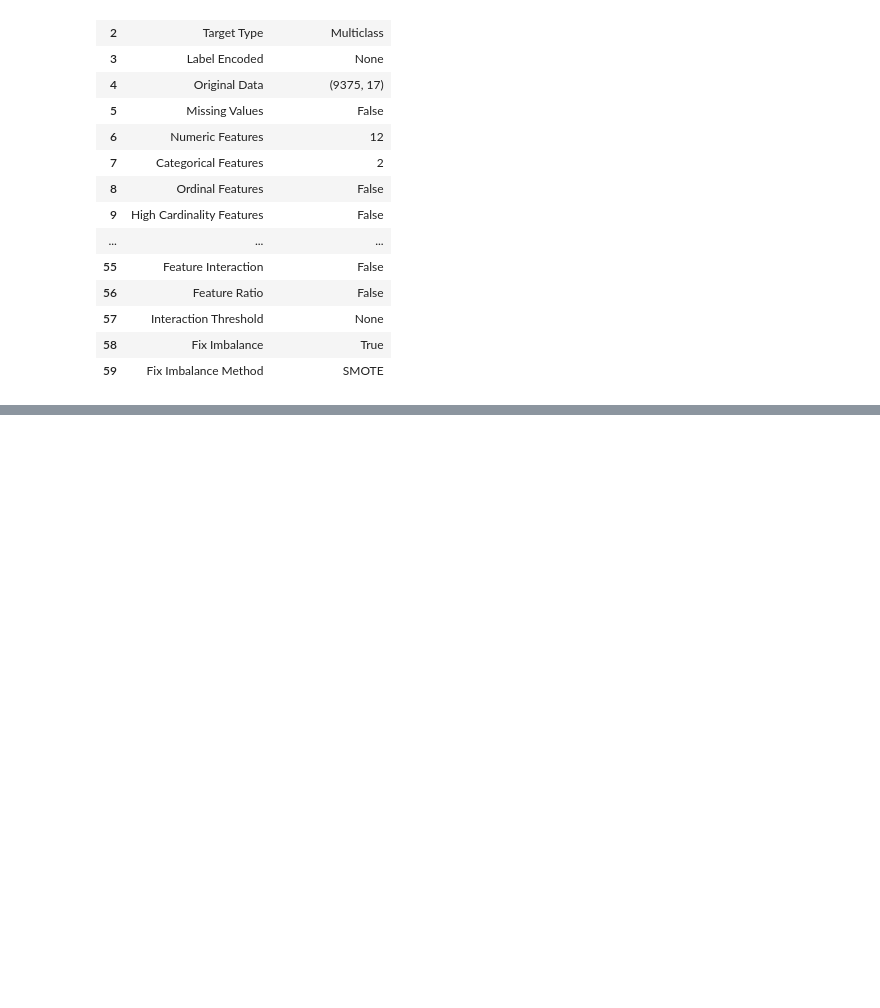
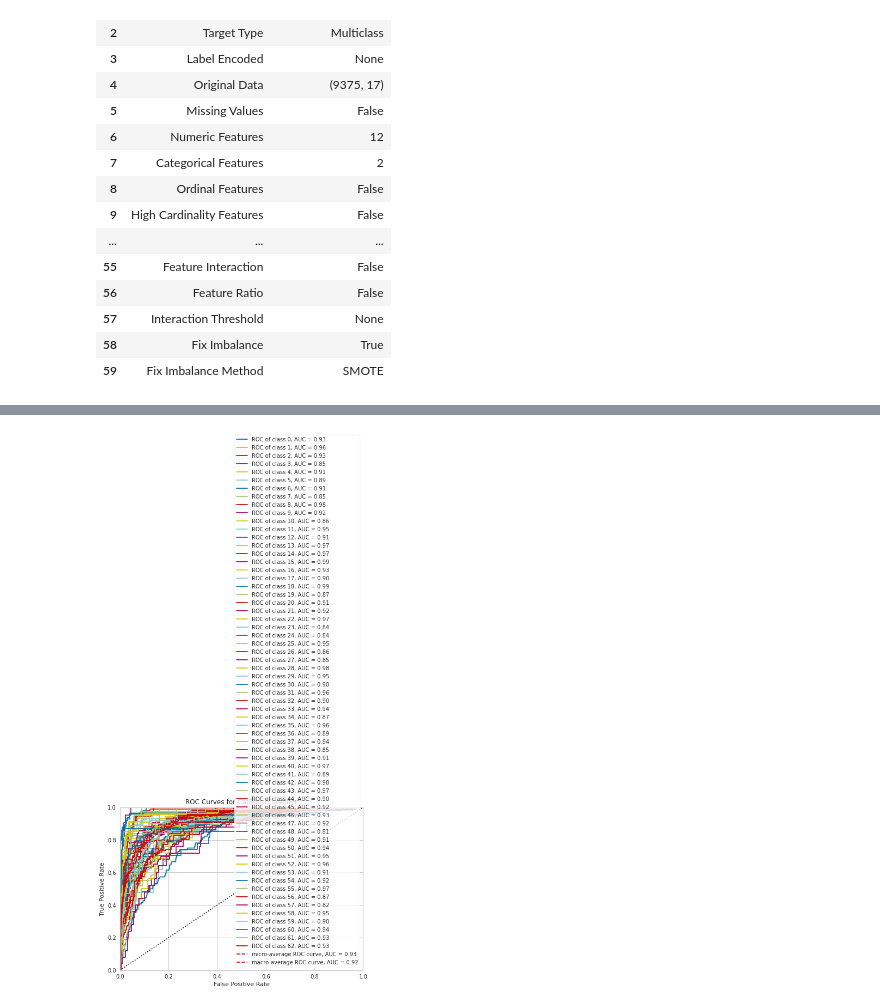
Before and after one commit to DianaScientist/uAustral-mcd-automatedML, a Jupyter notebook: auto_ml/spotify-artists-pycaret.ipynb, the cells around one changed output, grey strips where cells are left out. Drawn from its saved outputs; the diff is of its cells as text; code cells hidden in the pictures; blank space fills up the shorter version.

```diff
--- a/auto_ml/spotify-artists-pycaret.ipynb
+++ b/auto_ml/spotify-artists-pycaret.ipynb
@@ -94,0 +137,4 @@ best_model = compare_models(sort='F1', fold=3, exclude=['gbc'])
+# %%
+plot_model(tuned_model, plot='auc')
+# %% [output]
+[figure, added]
```
Also changed, not shown: parts of 6 cells of this notebook.
